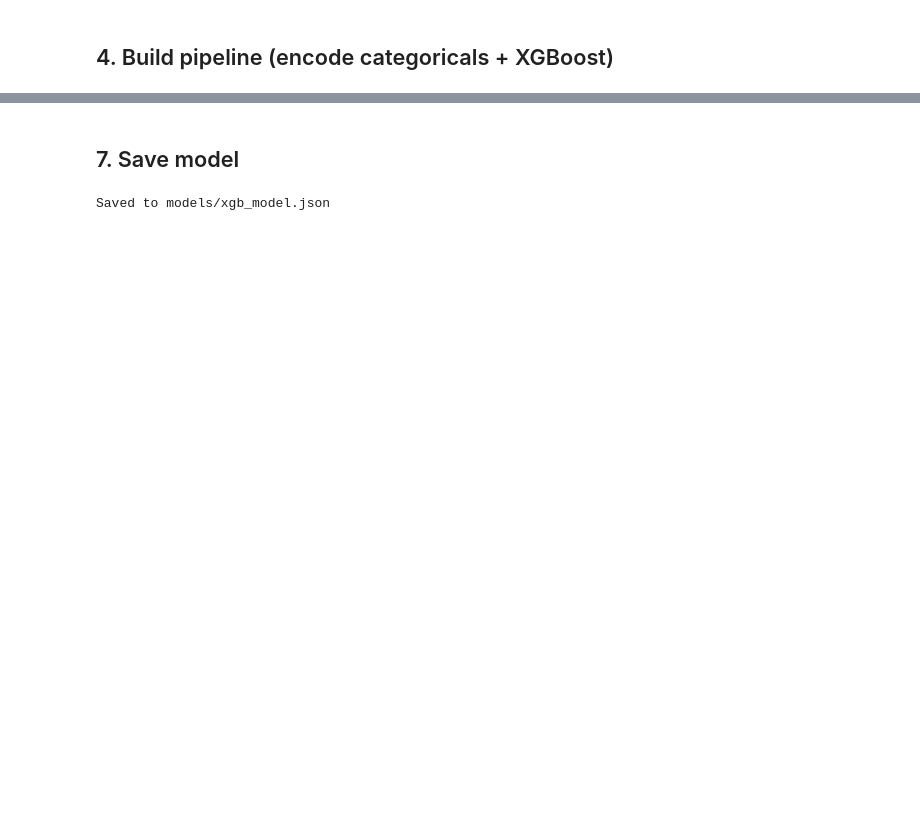
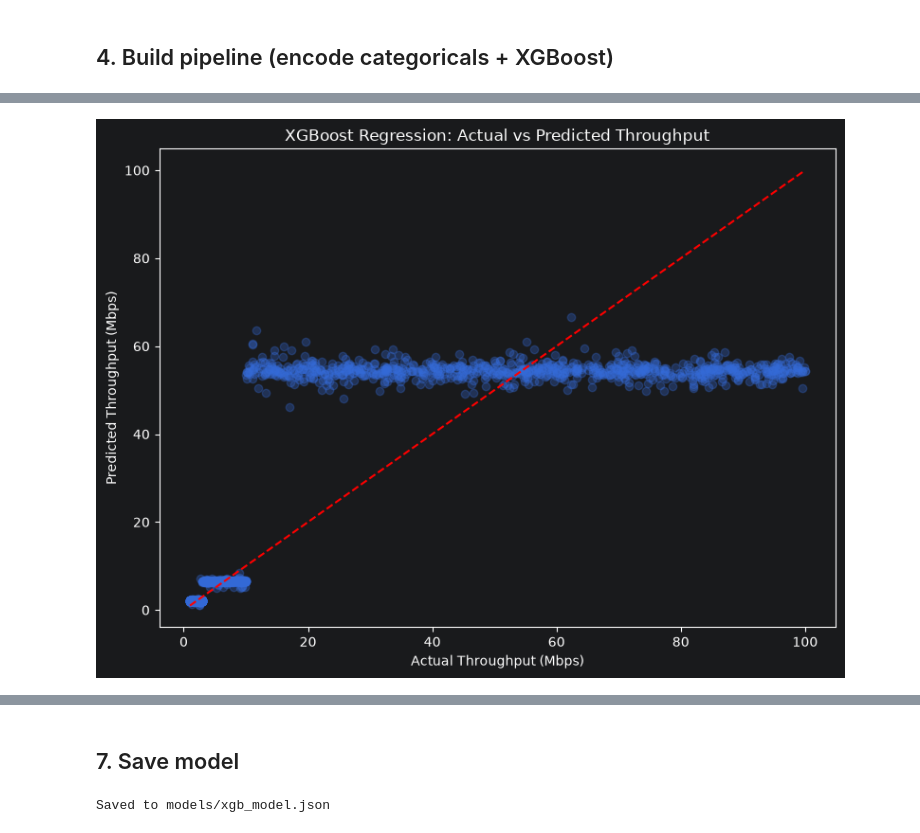
Before and after one commit to MohamedAAbdullah1/NTI-Final-Porject, a Jupyter notebook: notebooks/07_xgboost_model.ipynb, the cells around one changed output, grey strips where cells are left out. Drawn from its saved outputs; the diff is of its cells as text; code cells hidden in the pictures; blank space fills up the shorter version.

```diff
--- a/notebooks/07_xgboost_model.ipynb
+++ b/notebooks/07_xgboost_model.ipynb
@@ -82,3 +192,8 @@ model = Pipeline(steps=[
 # %%
-model.fit(X_train, y_train)
+xgb_pipeline.fit(
+    X_train,
+    y_train
+)
+
+print("XGBoost model trained successfully.")
 # %% [output]
@@ -106,0 +207,6 @@ Pipeline(steps=[('preprocessor',
+# %%
+y_pred_train = xgb_pipeline.predict(X_train)
+y_pred_test = xgb_pipeline.predict(X_test)
+
+print("Training predictions generated:", y_pred_train.shape)
+print("Testing predictions generated :", y_pred_test.shape)
@@ -122,0 +262,23 @@ R²: 0.7360798758445786
+# %%
+plt.figure(figsize=(8, 6))
+
+plt.scatter(
+    y_test,
+    y_pred_test,
+    alpha=0.3
+)
+
+plt.plot(
+    [y_test.min(), y_test.max()],
+    [y_test.min(), y_test.max()],
+    "r--"
+)
+
+plt.xlabel("Actual Throughput (Mbps)")
+plt.ylabel("Predicted Throughput (Mbps)")
+plt.title("XGBoost Regression: Actual vs Predicted Throughput")
+
+plt.tight_layout()
+plt.show()
+# %% [output]
+[figure, added]
```
Also changed, not shown: parts of 33 cells of this notebook, 11 other files.
